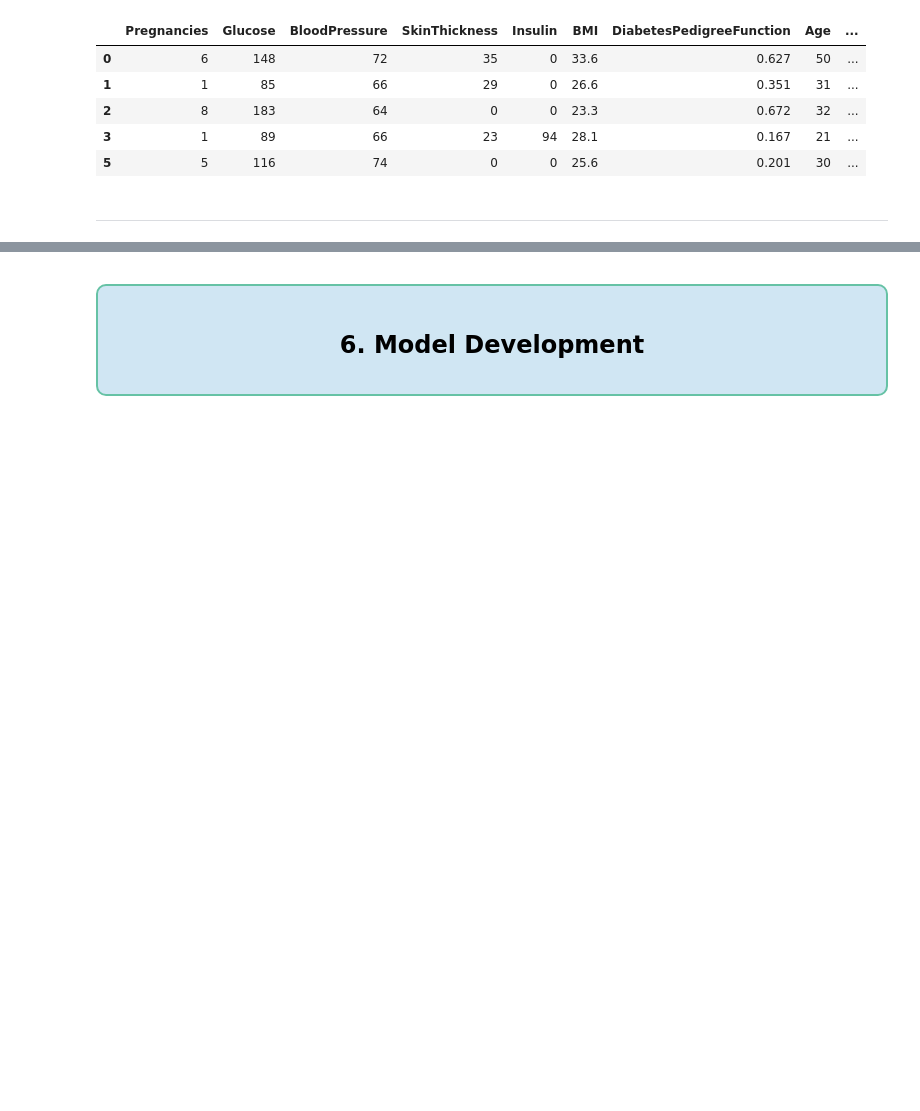
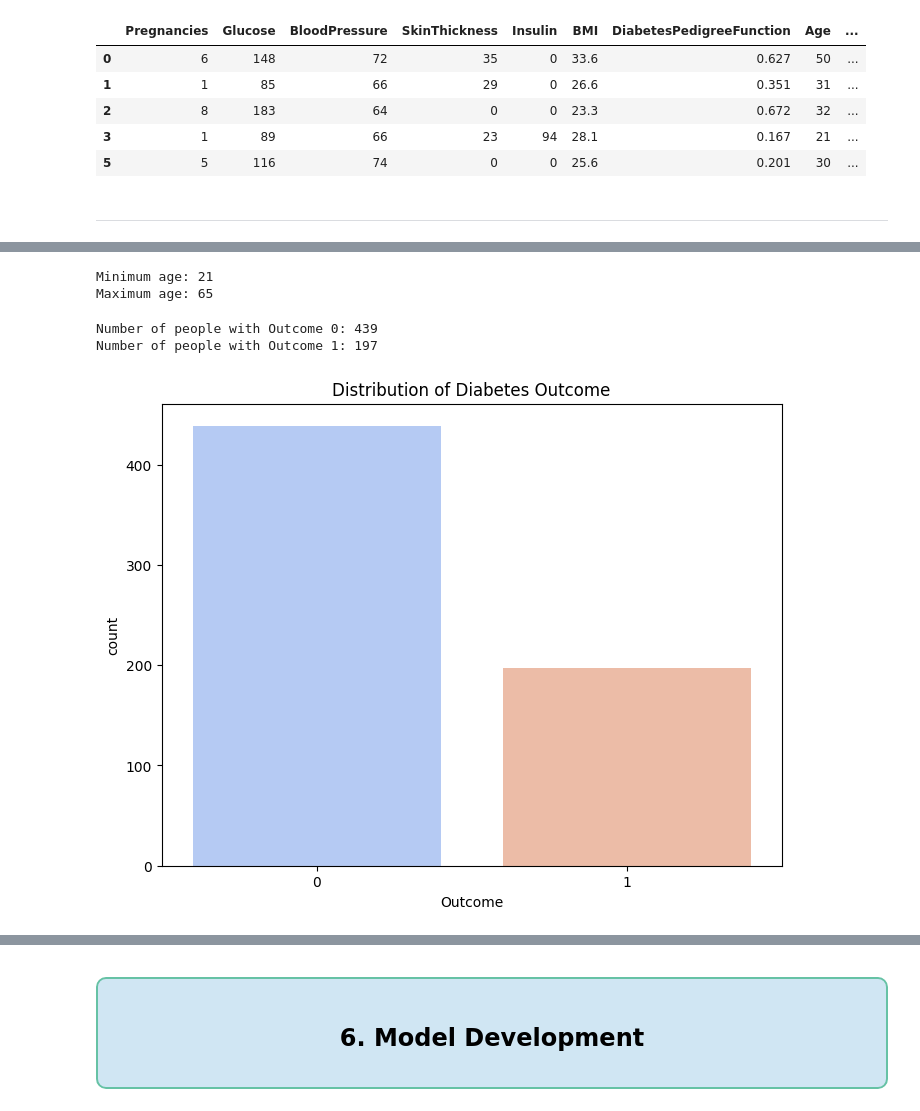
Before and after one commit to misbahkhattak718-pixel/Mentorship-Program--Devsil, a Jupyter notebook: Weekly Mini Projects/week 5/Diabetes_dataset_containing_patient_Health_indicators.ipynb, the cells around one changed output, grey strips where cells are left out. Drawn from its saved outputs; the diff is of its cells as text; code cells hidden in the pictures; blank space fills up the shorter version.

```diff
--- a/Weekly Mini Projects/week 5/Diabetes_dataset_containing_patient_Health_indicators.ipynb
+++ b/Weekly Mini Projects/week 5/Diabetes_dataset_containing_patient_Health_indicators.ipynb
@@ -846,0 +865,23 @@ df.head()
+# %%
+# show the age column is minmum age and maximum age in the DataFrame:
+print(f"Minimum age: {df['Age'].min()}")
+print(f"Maximum age: {df['Age'].max()}")
+# %% [output]
+Minimum age: 21
+Maximum age: 65
+# %%
+# print the how many people are outcome 1 and how many people are outcome 0:
+outcome_counts = df['Outcome'].value_counts()
+print(f"Number of people with Outcome 0: {outcome_counts[0]}")
+print(f"Number of people with Outcome 1: {outcome_counts[1]}")
+# %% [output]
+Number of people with Outcome 0: 439
+Number of people with Outcome 1: 197
+# %%
+# visualize the distribution of the Outcome variable using a countplot:
+plt.figure(figsize=(8, 6))
+sns.countplot(x='Outcome', data=df, palette='coolwarm')
+plt.title('Distribution of Diabetes Outcome')
+plt.show()
+# %% [output]
+[figure, added]
```
Also changed, not shown: parts of 6 cells of this notebook.
